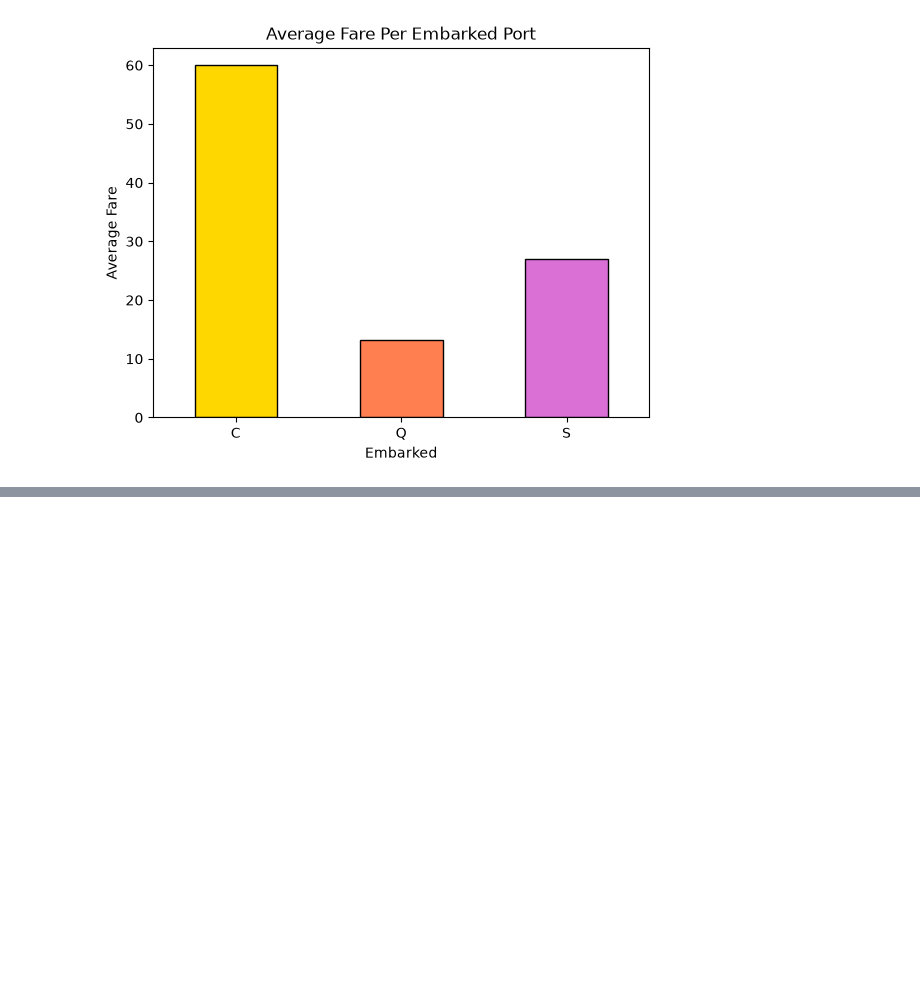
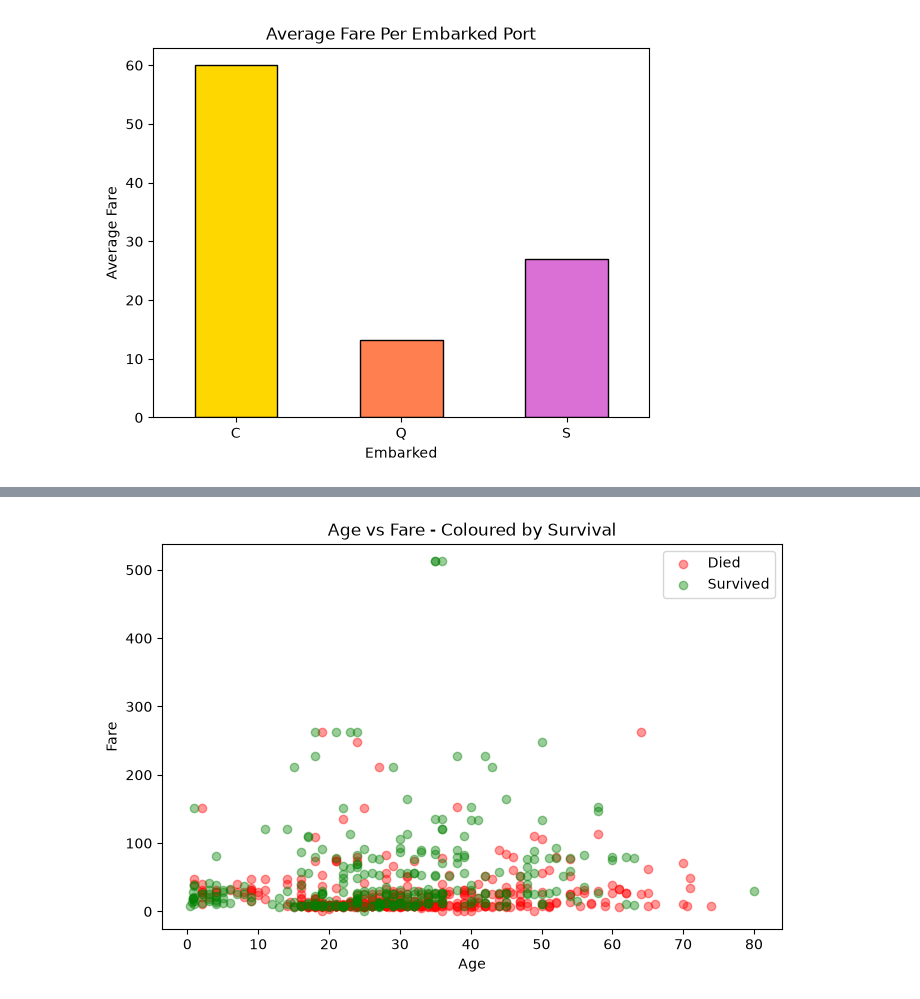
Before and after one commit to akshara1217/da-ml-journey, a Jupyter notebook: _titanic_eda.ipynb, the cells around one changed output, grey strips where cells are left out. Saved outputs shown, nothing was run; the diff lists cells and outputs as text; code cells hidden in the pictures; blank space fills up the shorter version.

```diff
--- a/_titanic_eda.ipynb
+++ b/_titanic_eda.ipynb
@@ -260,0 +298,13 @@ plt.show()
+# %%
+plt.figure(figsize=(8,5))
+died=df[df['Survived']==0]
+survived=df[df['Survived']==1]
+plt.scatter(died['Age'],died['Fare'],alpha=0.4,color='red',label='Died')
+plt.scatter(survived['Age'],survived['Fare'],alpha=0.4,color='green',label='Survived')
+plt.title("Age vs Fare - Coloured by Survival")
+plt.xlabel('Age')
+plt.ylabel('Fare')
+plt.legend()
+plt.show()
+# %% [output]
+[figure, added]
```
Also changed, not shown: parts of 4 cells of this notebook, 1 other file.
